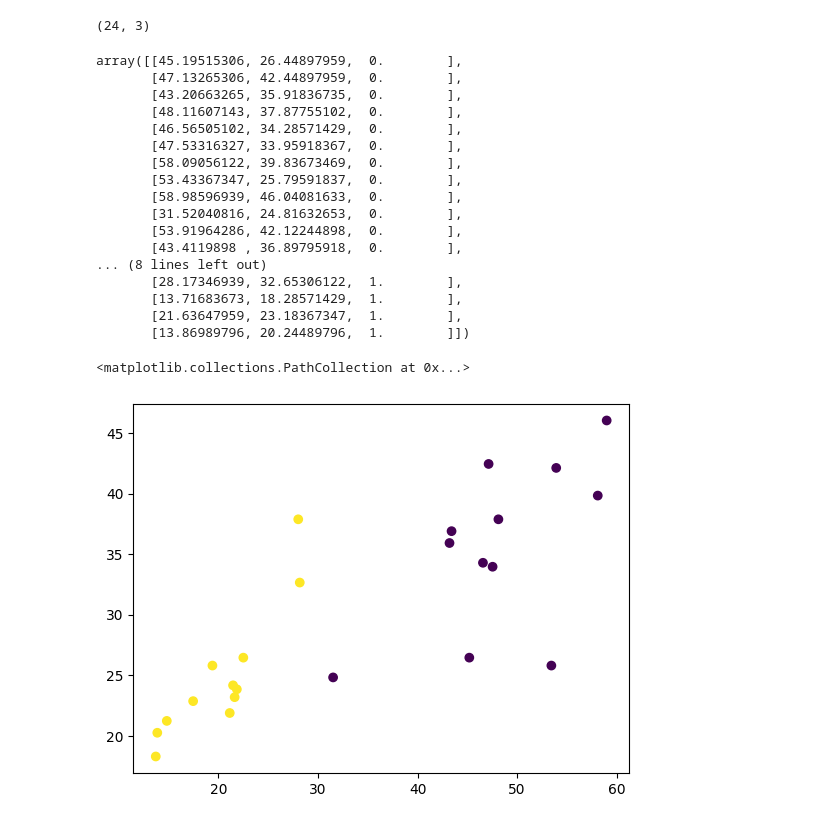
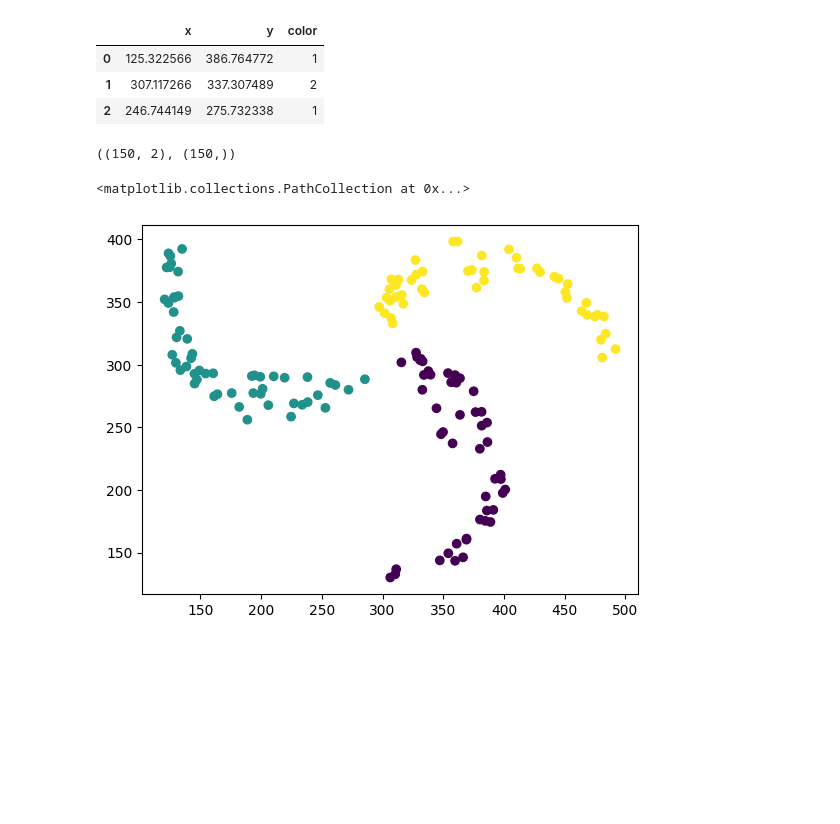
Before and after one commit to GSAUC3/DL-pytorch, a Jupyter notebook: logistic regression/lor.ipynb, the cells around one changed output. Drawn from its saved outputs; the diff is of its cells as text; code cells hidden in the pictures; blank space fills up the shorter version.

```diff
--- a/logistic regression/lor.ipynb
+++ b/logistic regression/lor.ipynb
@@ -48,41 +8,21 @@ rc('animation', html='html5')
-# %%
-trainloader = []
-classes=os.listdir('dataset')
-for Class in classes:
-    for image in tqdm(os.listdir(f'dataset/{Class}/')):
-        image = im.open(f'dataset/{Class}/{image}')
-        imgarr = np.asarray(image)
-        x = np.sum(imgarr)/784 # mean pixel intensity
-        y = np.sum(imgarr-imgarr.T)/784
-        label = int(Class)
-        trainloader.append([x,y,label])
-
-trainloader = np.array(trainloader)
-trainloader.shape
-# %% [output]
-(24, 3)
-# %%
-trainloader
-# %% [output]
-array([[45.19515306, 26.44897959,  0.        ],
-       [47.13265306, 42.44897959,  0.        ],
-       [43.20663265, 35.91836735,  0.        ],
-       [48.11607143, 37.87755102,  0.        ],
-       [46.56505102, 34.28571429,  0.        ],
-       [47.53316327, 33.95918367,  0.        ],
-       [58.09056122, 39.83673469,  0.        ],
-       [53.43367347, 25.79591837,  0.        ],
-       [58.98596939, 46.04081633,  0.        ],
-       [31.52040816, 24.81632653,  0.        ],
-       [53.91964286, 42.12244898,  0.        ],
-       [43.4119898 , 36.89795918,  0.        ],
-... (8 lines left out)
-       [28.17346939, 32.65306122,  1.        ],
-       [13.71683673, 18.28571429,  1.        ],
-       [21.63647959, 23.18367347,  1.        ],
-       [13.86989796, 20.24489796,  1.        ]])
+# %%
+dataset = pd.read_csv('spirals.csv')
+dataset.head(3)
+# %% [output]
+|  | x | y | color |
+| 0 | 125.322566 | 386.764772 | 1 |
+| 1 | 307.117266 | 337.307489 | 2 |
+| 2 | 246.744149 | 275.732338 | 1 |
+# %%
+length=150
+X = dataset[['x','y']][:length].to_numpy()
+Y = dataset['color'][:length].to_numpy()
+X.shape,Y.shape
+# %% [output]
+((150, 2), (150,))
 # %%
-plt.scatter(trainloader[:,0],trainloader[:,1],c=trainloader[:,2])
+plt.scatter(X[:,0],X[:,1],
+         c=Y)
 # %% [output]
 <matplotlib.collections.PathCollection at 0x...>
-[figure, old version]
+[figure, new version]
```
Also changed, not shown: parts of 13 cells of this notebook, 8 other files.
